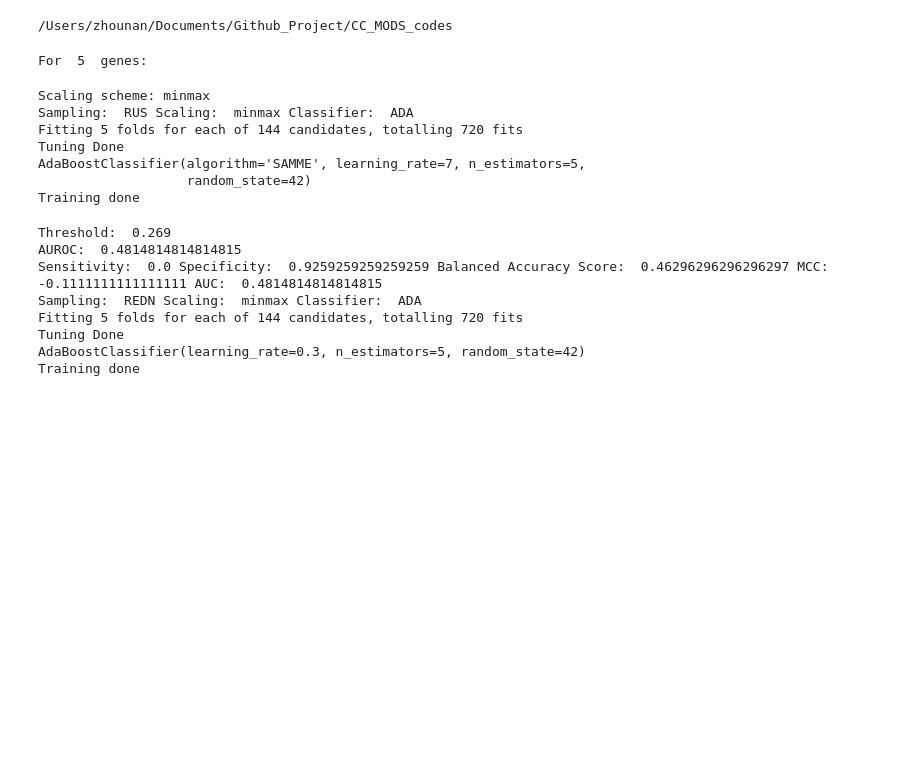
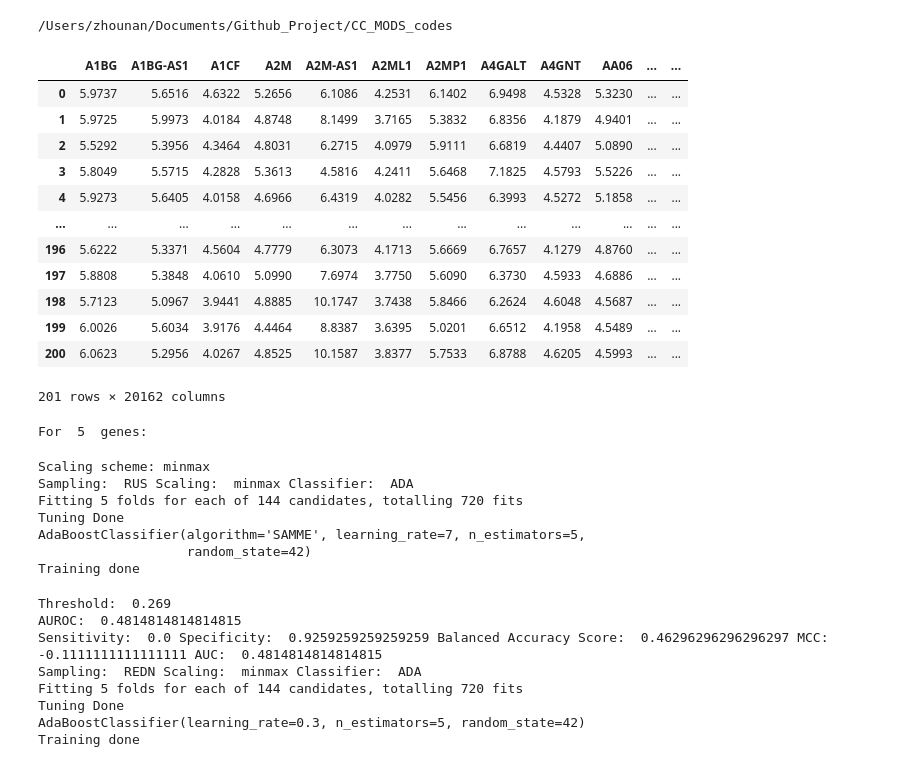
Before and after one commit to RN416/CC_MODS_codes, a Jupyter notebook: validation_and_test.ipynb, the cells around one changed output. Cells and saved outputs as stored; diff of their text form; code cells hidden in the pictures; blank space fills up the shorter version.

```diff
--- a/validation_and_test.ipynb
+++ b/validation_and_test.ipynb
@@ -161,6 +161,22 @@ labs_test_5882=labs_test_5882.astype('category').cat.codes
 gene_only=gene_only.drop('Label',axis=1)
 #combined_test_5882 = pd.concat([gene_only.reset_index(drop=True), clinical_cols], axis=1)
 combined_test_5882=gene_only
+# %%
+combined_train
+# %% [output]
+|  | A1BG | A1BG-AS1 | A1CF | A2M | A2M-AS1 | A2ML1 | A2MP1 | A4GALT | A4GNT | AA06 | ... | ... |
+| 0 | 5.9737 | 5.6516 | 4.6322 | 5.2656 | 6.1086 | 4.2531 | 6.1402 | 6.9498 | 4.5328 | 5.3230 | ... | ... |
+| 1 | 5.9725 | 5.9973 | 4.0184 | 4.8748 | 8.1499 | 3.7165 | 5.3832 | 6.8356 | 4.1879 | 4.9401 | ... | ... |
+| 2 | 5.5292 | 5.3956 | 4.3464 | 4.8031 | 6.2715 | 4.0979 | 5.9111 | 6.6819 | 4.4407 | 5.0890 | ... | ... |
+| 3 | 5.8049 | 5.5715 | 4.2828 | 5.3613 | 4.5816 | 4.2411 | 5.6468 | 7.1825 | 4.5793 | 5.5226 | ... | ... |
+| 4 | 5.9273 | 5.6405 | 4.0158 | 4.6966 | 6.4319 | 4.0282 | 5.5456 | 6.3993 | 4.5272 | 5.1858 | ... | ... |
+| ... | ... | ... | ... | ... | ... | ... | ... | ... | ... | ... | ... | ... |
+| 196 | 5.6222 | 5.3371 | 4.5604 | 4.7779 | 6.3073 | 4.1713 | 5.6669 | 6.7657 | 4.1279 | 4.8760 | ... | ... |
+| 197 | 5.8808 | 5.3848 | 4.0610 | 5.0990 | 7.6974 | 3.7750 | 5.6090 | 6.3730 | 4.5933 | 4.6886 | ... | ... |
+| 198 | 5.7123 | 5.0967 | 3.9441 | 4.8885 | 10.1747 | 3.7438 | 5.8466 | 6.2624 | 4.6048 | 4.5687 | ... | ... |
+| 199 | 6.0026 | 5.6034 | 3.9176 | 4.4464 | 8.8387 | 3.6395 | 5.0201 | 6.6512 | 4.1958 | 4.5489 | ... | ... |
+| 200 | 6.0623 | 5.2956 | 4.0267 | 4.8525 | 10.1587 | 3.8377 | 5.7533 | 6.8788 | 4.6205 | 4.5993 | ... | ... |
+201 rows × 20162 columns
 # %%
 #Test data: 144406
 gene_only=pd.read_table('GSE144406_expression_data_0.96.txt')
```
Also changed, not shown: parts of 1 cell of this notebook, 4 other files.
